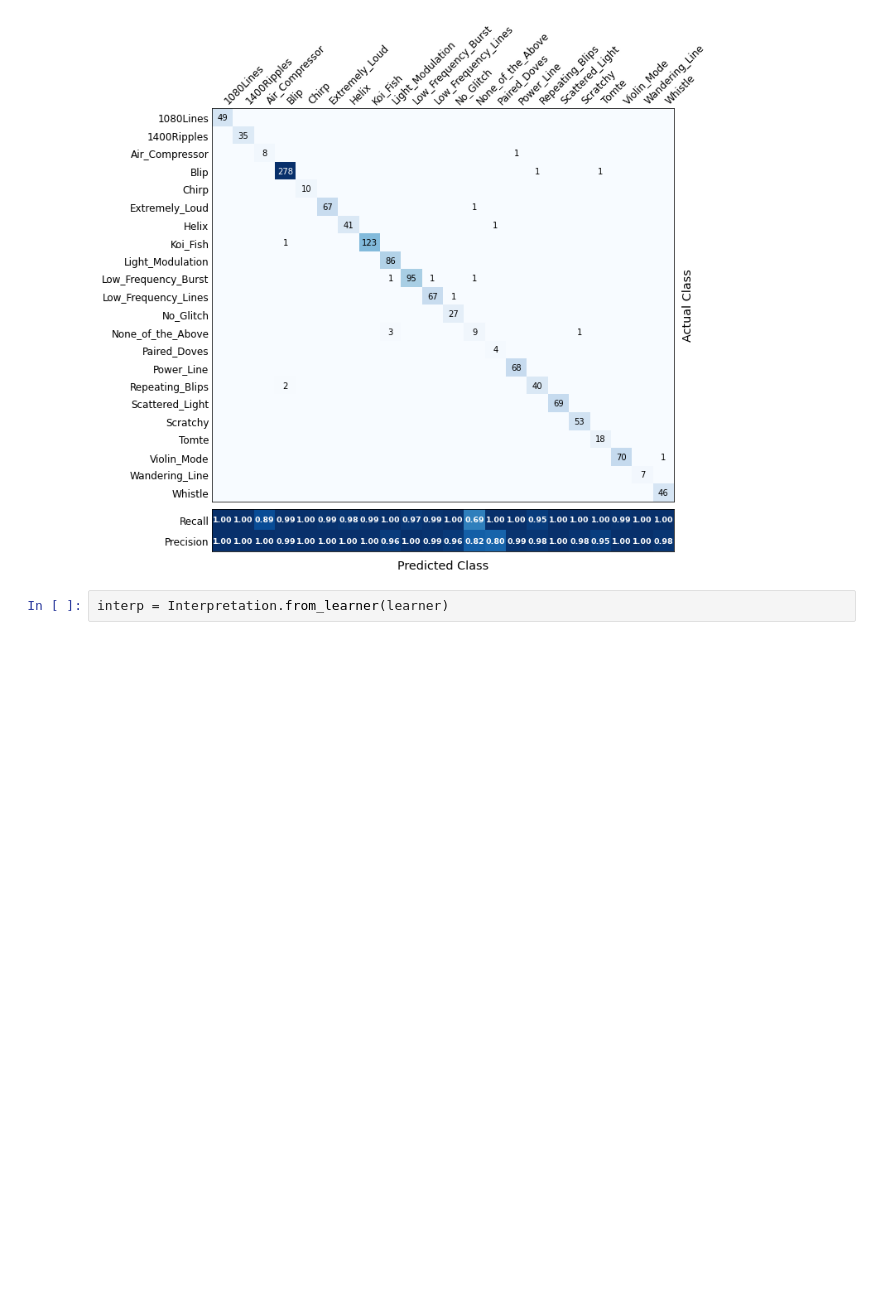
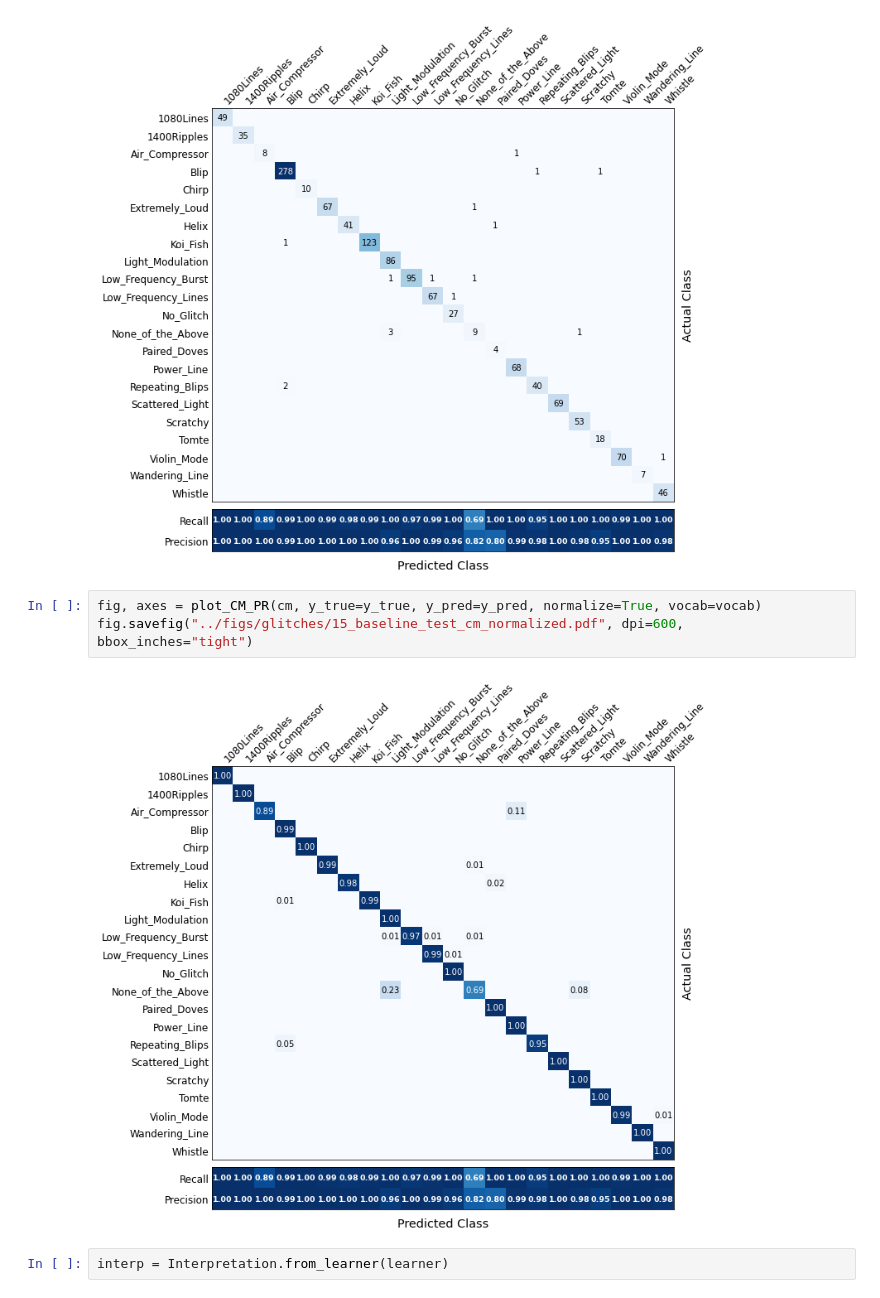
Before and after one commit to tttiago/GravitySpyClassifier, a Jupyter notebook: 15_baseline_final_eval.ipynb, the cells around one changed output. Saved outputs shown, nothing was run; the diff lists cells and outputs as text; blank space fills up the shorter version.

Commit message:
Added figure for paper.

```diff
--- a/15_baseline_final_eval.ipynb
+++ b/15_baseline_final_eval.ipynb
@@ -57,6 +57,11 @@ fig, axes = plot_CM_PR(cm, y_true=y_true, y_pred=y_pred, vocab=vocab)
 fig.savefig("../figs/glitches/15_baseline_test_cm_v2.pdf", dpi=600, bbox_inches="tight")
 # %% [output]
 [figure]
+# %%
+fig, axes = plot_CM_PR(cm, y_true=y_true, y_pred=y_pred, normalize=True, vocab=vocab)
+fig.savefig("../figs/glitches/15_baseline_test_cm_normalized.pdf", dpi=600, bbox_inches="tight")
+# %% [output]
+[figure, added]
 # %%
 interp = Interpretation.from_learner(learner)
 # %% [output]
```
